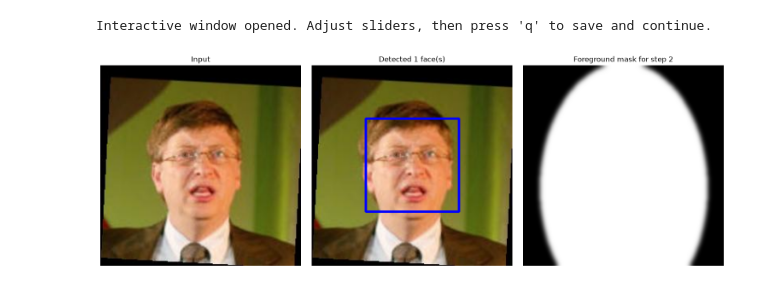
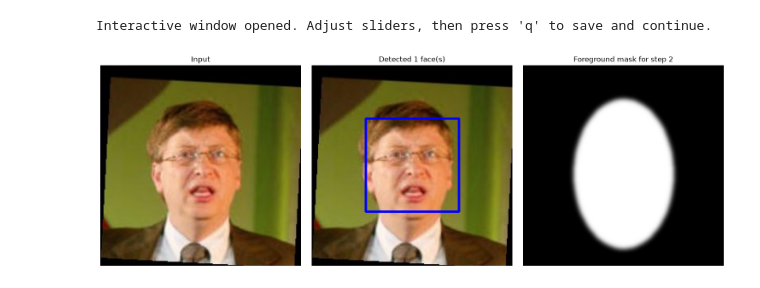
Before and after one commit to jacksonbyemceachern/ImageEnhancementTool, a Jupyter notebook: portrait_step1_haar.ipynb, the cells around one changed output. Saved outputs shown, nothing was run; the diff lists cells and outputs as text; code cells hidden in the pictures.

```diff
--- a/portrait_step1_haar.ipynb
+++ b/portrait_step1_haar.ipynb
@@ -8,6 +8,7 @@ import numpy as np
 from numpy import ndarray, dtype, float64
 
 INPUT_IMAGE_PATH = Path("data/lfw-deepfunneled/lfw-deepfunneled/Bill_Gates/Bill_Gates_0001.jpg")
+OUTPUT_DIRECTORY = Path("output/haar_step1")
 # %%
 # todo
 class PortraitMaskTool:
@@ -106,17 +107,23 @@ Interactive window opened. Adjust sliders, then press 'q' to save and continue.
 # %%
 fig, axes = plt.subplots(1, 3, figsize=(15, 5))
 axes[0].imshow(cv2.cvtColor(image, cv2.COLOR_BGR2RGB))
 axes[0].set_title("Input")
 
 axes[1].imshow(cv2.cvtColor(preview, cv2.COLOR_BGR2RGB))
 axes[1].set_title(f"Detected {len(faces)} face(s)")
 
-axes[2].imshow(foreground_mask, cmap="gray")
+axes[2].imshow(final_adjusted_mask, cmap="gray")
 axes[2].set_title("Foreground mask for step 2")
 
 for axis in axes:
     axis.axis("off")
 plt.tight_layout()
 plt.show()
+
+
+OUTPUT_DIRECTORY.mkdir(parents=True, exist_ok=True)
+out_path = OUTPUT_DIRECTORY / "foreground_mask_visual_adjusted.png"
+cv2.imwrite(str(out_path), final_adjusted_mask)
+print(f"Successfully saved your custom adjusted mask to {out_path}")
 # %% [output]
-[figure, old version]
+[figure, new version]
```
Also changed, not shown: parts of 1 cell of this notebook, 1 other file.
